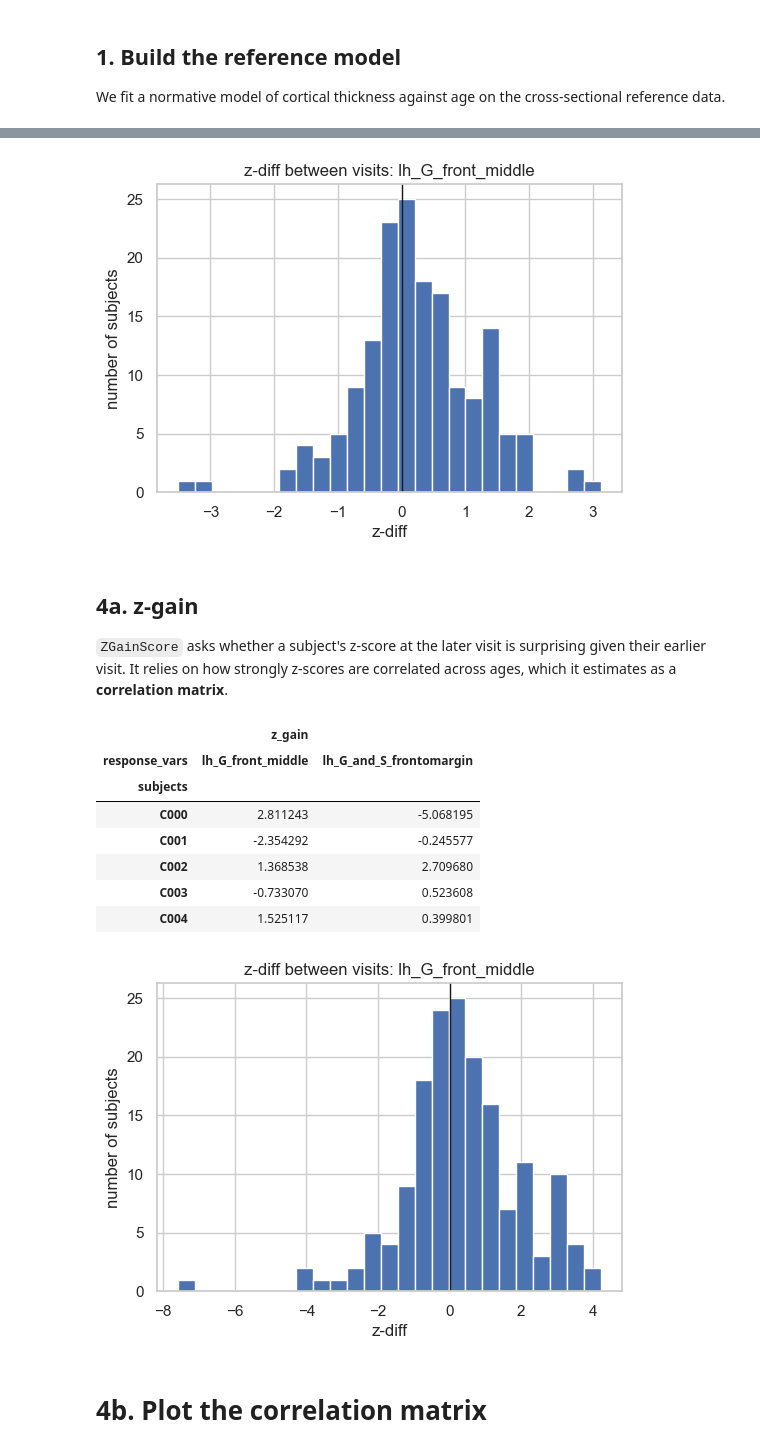
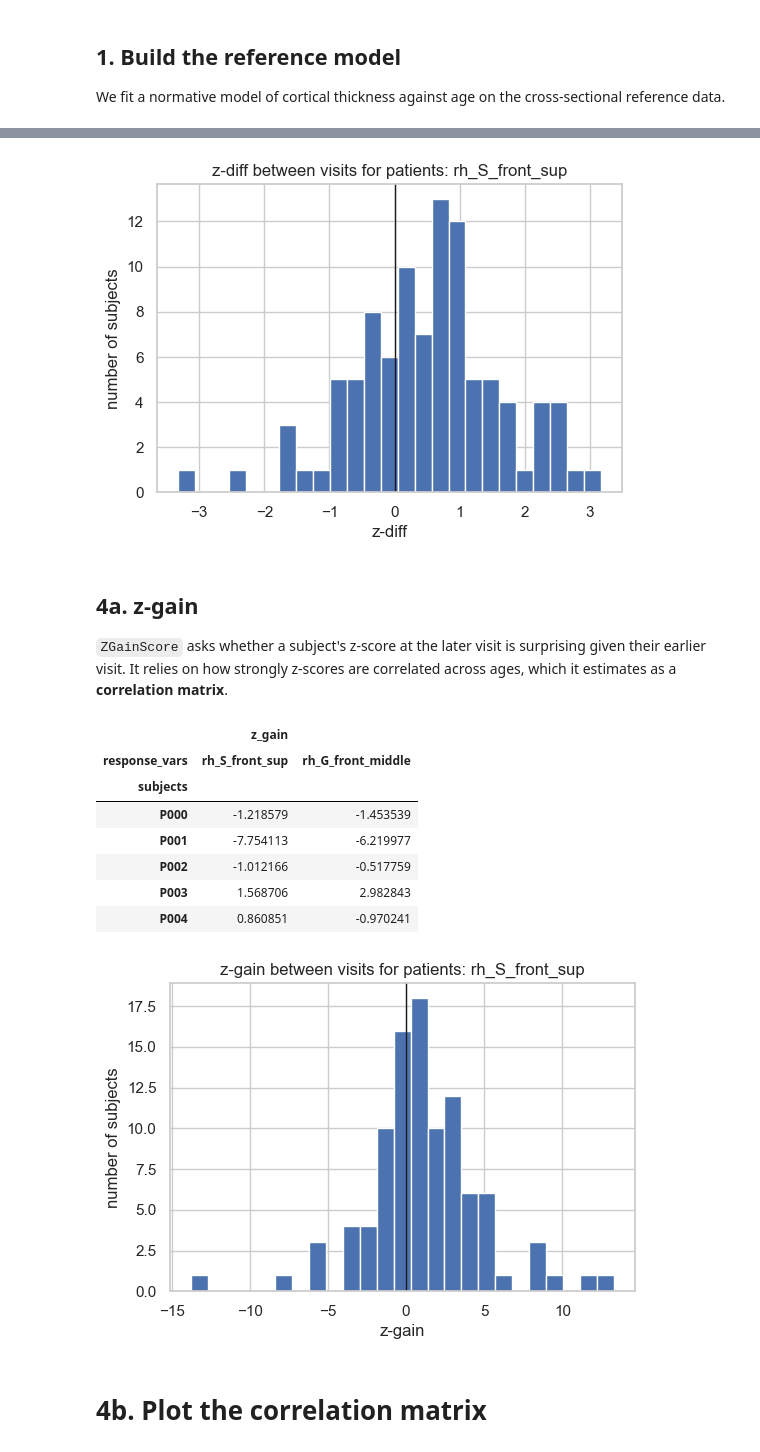
Before and after one commit to predictive-clinical-neuroscience/PCNtoolkit, a Jupyter notebook: examples/14_longitudinal_modelling.ipynb, the cells around one changed output, grey strips where cells are left out. Cells and saved outputs as stored; diff of their text form; code cells hidden in the pictures.

Commit message:
enh - do transfer in the notebook
split controls and patients in the LNM data

```diff
--- a/examples/14_longitudinal_modelling.ipynb
+++ b/examples/14_longitudinal_modelling.ipynb
@@ -17,6 +17,7 @@ from pathlib import Path
 import matplotlib.pyplot as plt
 import numpy as np
 import pandas as pd
+import seaborn as sns
 
 from pcntoolkit import (
     BLR,
@@ -64,7 +65,7 @@ def tidy_region_names(df):
 
 
 # Choose two cortical-thickness regions
-response_vars = ["lh_G_front_middle", "lh_G_and_S_frontomargin"]
+response_vars = ["rh_S_front_sup", "rh_G_front_middle"] # I select these regions as they were found significant in this notebook: https://github.com/predictive-clinical-neuroscience/pu25_code/blob/main/notebooks/secondary_workflows/longitudinal_modelling.ipynb
 # %% [markdown]
 ## 1. Build the reference model
 
@@ -77,12 +78,12 @@ reference_data = NormData.from_dataframe(
     name="reference",
     dataframe=reference_df,
     covariates=["age"],
-    batch_effects=None,
+    batch_effects=["site", "sex"],
     response_vars=response_vars,
     subject_ids="sub_id",
 )
 
-model = NormativeModel(
+fcon1000_model = NormativeModel(
     BLR(
         basis_function_mean=BsplineBasisFunction(degree=3, nknots=5),
         warp_name="warpsinharcsinh",
@@ -93,5 +94,5 @@ model = NormativeModel(
     saveresults=False,
 )
 
-model.fit(reference_data)
+fcon1000_model.fit(reference_data);
 # %% [output]
@@ -165,0 +255,10 @@ Process: 23048 - 2026-06-10 18:17:00 - Harmonizing data for lh_G_front_middle.
+# %%
+# Keep 20% as the adaptation set. We will use this to transfer the fcon1000 model to the LNM data.
+control_adapt, control_test = control_data.train_test_split(splits=[0.2, 0.8])
+
+# transfer
+lnm_model = fcon1000_model.transfer(control_adapt);
+
+# predict
+lnm_model.predict(control_test);
+lnm_model.predict(patient_data);
@@ -210,28 +326,27 @@ plt.hist(
 plt.axvline(0, color="k", lw=1)
 plt.xlabel("z-diff")
 plt.ylabel("number of subjects")
-plt.title(f"z-diff between visits: {region}")
+plt.title(f"z-diff between visits for patients: {region}")
 plt.show()
 # %% [output]
-[figure, old version]
+[figure, new version]
 # %% [markdown]
 ## 4a. z-gain
 
 `ZGainScore` asks whether a subject's z-score at the later visit is surprising given their earlier visit. It relies on how strongly z-scores are correlated across ages, which it estimates as a **correlation matrix**.
 # %%
+# we use as reference daa the control test data
 zgain = ZGainScore(
-    normative_model=model,
-    reference_data=longitudinal_data,
+    normative_model=lnm_model,
+    reference_data=control_test,
     subject_id_col="sub_id",
-    bandwidth=5,
+    bandwidth=3, # we calculate correlation in a 3-year age window
     covariate="age",
 )
 
-# In this toy example, the score data are the same as the reference data. We
-# could also split use score data = patients and
-# reference data = healthy controls.
+# we use as score data the patient data
 zgain_scores = zgain.score(
-    score_data=longitudinal_data,
+    score_data=patient_data,
     subject_id_col="sub_id",
     timepoint_col="visit",
 )
@@ -240,34 +355,34 @@ zgain_scores = zgain.score(
 zgain_scores.to_dataframe(name="z_gain").unstack("response_vars").head()
 # %% [output]
 |  | z_gain |  |
-| response_vars | lh_G_front_middle | lh_G_and_S_frontomargin |
+| response_vars | rh_S_front_sup | rh_G_front_middle |
 | subjects |  |  |
-| C000 | 2.811243 | -5.068195 |
-| C001 | -2.354292 | -0.245577 |
-| C002 | 1.368538 | 2.709680 |
-| C003 | -0.733070 | 0.523608 |
-| C004 | 1.525117 | 0.399801 |
+| P000 | -1.218579 | -1.453539 |
+| P001 | -7.754113 | -6.219977 |
+| P002 | -1.012166 | -0.517759 |
+| P003 | 1.568706 | 2.982843 |
+| P004 | 0.860851 | -0.970241 |
 # %%
 # Pick one region
 region = response_vars[0]
 
 # Plot the distribution of zgain values across subjects.
 plt.figure(figsize=(6, 4))
 plt.hist(
     zgain_scores.sel(response_vars=region).values,
     bins=25,
     color="#4c72b0",
     edgecolor="white",
 )
 
 # Mark zero, which corresponds to typical change.
 plt.axvline(0, color="k", lw=1)
 plt.xlabel("z-gain")
 plt.ylabel("number of subjects")
-plt.title(f"z-gain between visits: {region}")
+plt.title(f"z-gain between visits for patients: {region}")
 plt.show()
 # %% [output]
-[figure, old version]
+[figure, new version]
 # %% [markdown]
 # 4b. Plot the correlation matrix
 # %%
```
Also changed, not shown: parts of 22 cells of this notebook.
